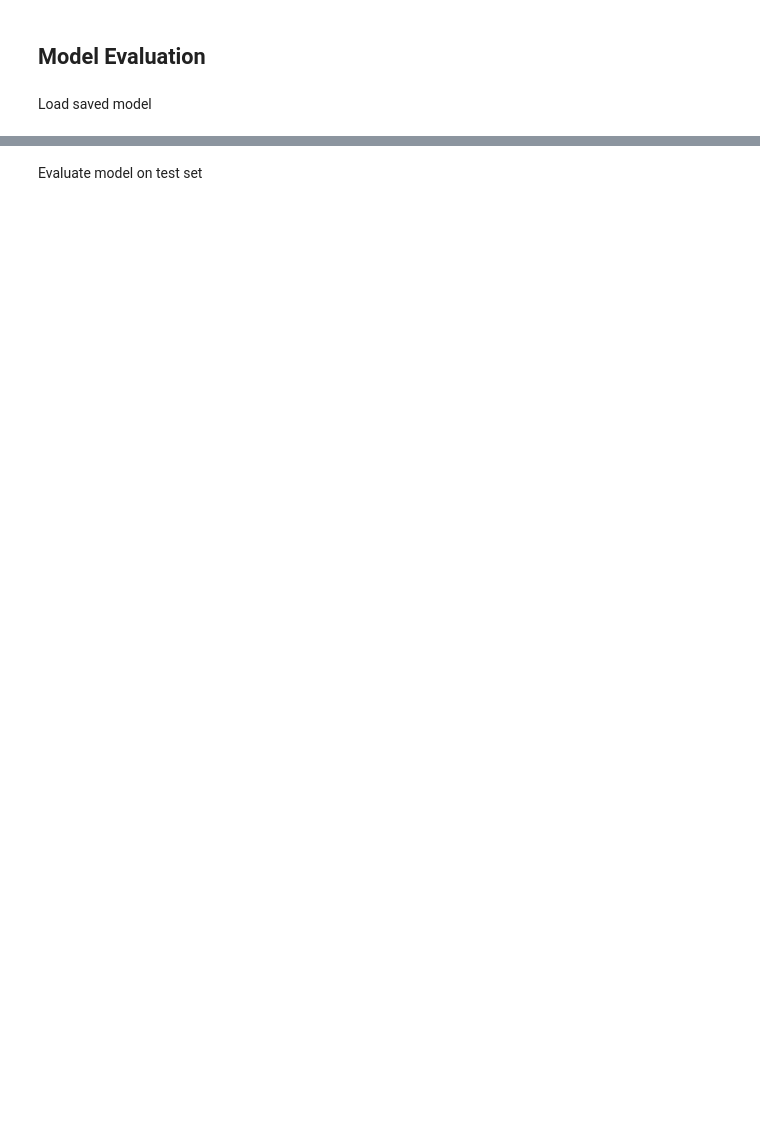
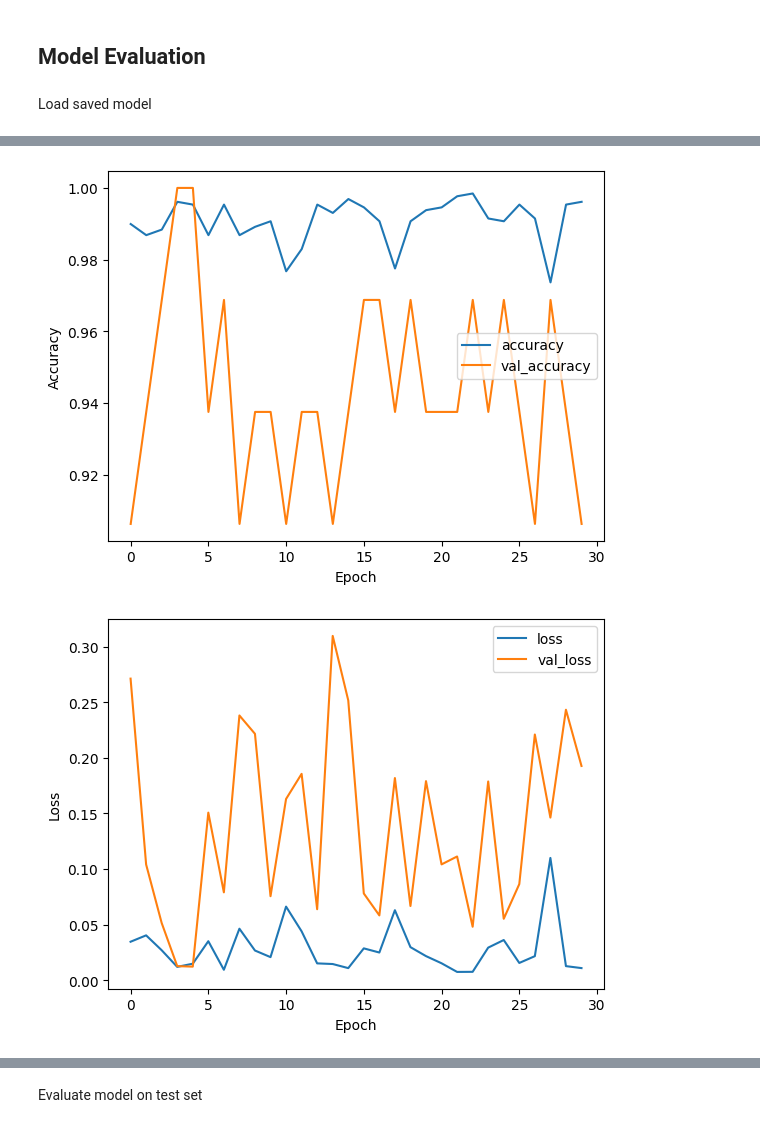
Before and after one commit to teman67/Plant-Disease-Classification-Project, a Jupyter notebook: jupyter_notebooks/03 - Modelling and Evaluating.ipynb, the cells around one changed output, grey strips where cells are left out. Drawn from its saved outputs; the diff is of its cells as text; code cells hidden in the pictures; blank space fills up the shorter version.

```diff
--- a/jupyter_notebooks/03 - Modelling and Evaluating.ipynb
+++ b/jupyter_notebooks/03 - Modelling and Evaluating.ipynb
@@ -561,4 +586,71 @@ Confusion Matrix:
 Load saved model
 # %%
 from keras.models import load_model
-model = load_model('outputs/v1/plant_disease_detector.h5')
+model = load_model('outputs/v3/plant_disease_detector.h5')
+# %%
+import tensorflow as tf
+from tensorflow.keras import layers, models
+from tensorflow.keras.preprocessing.image import ImageDataGenerator
+from sklearn.metrics import classification_report, confusion_matrix
+import matplotlib.pyplot as plt
+import numpy as np
+import seaborn as sns
+
+# Train the model
+history = model.fit(
+    train_generator,
+    steps_per_epoch=train_generator.samples // BATCH_SIZE,
+    epochs=EPOCHS,
+    validation_data=validation_generator,
+    validation_steps=validation_generator.samples // BATCH_SIZE
+)
+
+# Evaluate the model on the test set
+test_generator = validation_datagen.flow_from_directory(
+    test_dir,
+    target_size=(IMG_HEIGHT, IMG_WIDTH),
+    batch_size=BATCH_SIZE,
+    class_mode='categorical',
+    shuffle=False
+)
+
+# Predictions
+predictions = model.predict(test_generator)
+y_pred = np.argmax(predictions, axis=1)
+y_true = test_generator.classes
+
+# Print classification report and confusion matrix
+print("Classification Report:\n", classification_report(y_true, y_pred))
+print("Confusion Matrix:\n", confusion_matrix(y_true, y_pred))
+
+# Plot training_accuracy history
+plt.plot(history.history['accuracy'], label='accuracy')
+plt.plot(history.history['val_accuracy'], label='val_accuracy')
+plt.xlabel('Epoch')
+plt.ylabel('Accuracy')
+plt.legend()
+plt.savefig(f'outputs/v2/model_training_acc.png',
+            bbox_inches='tight', dpi=150)
+plt.show()
+
+# Plot training_loss history
+plt.plot(history.history['loss'], label='loss')
+plt.plot(history.history['val_loss'], label='val_loss')
+plt.xlabel('Epoch')
+plt.ylabel('Loss')
+plt.legend()
+plt.savefig(f'outputs/v2/model_training_losses.png',
+            bbox_inches='tight', dpi=150)
+plt.show()
+
+# Generate confusion matrix plot
+conf_matrix = confusion_matrix(y_true, y_pred)
+plt.figure(figsize=(7, 6))
+sns.heatmap(conf_matrix,
+            annot=True,
+            fmt='g',
+            cmap='BuPu',
+            xticklabels=['Predicted Class 0', 'Predicted Class 1', 'Predicted Class 2'],
+            yticklabels=['Actual Class 0', 'Actual Class 1', 'Actual Class 2'])
+plt.savefig(f'outputs/v2/confusion_matrix.png', bbox_inches='tight', dpi=150)
+# %% [output]
@@ -564,0 +674,2 @@ model = load_model('outputs/v1/plant_disease_detector.h5')
+[figure, added]
+[figure, added]
```
Also changed, not shown: parts of 11 cells of this notebook, 14 other files.
